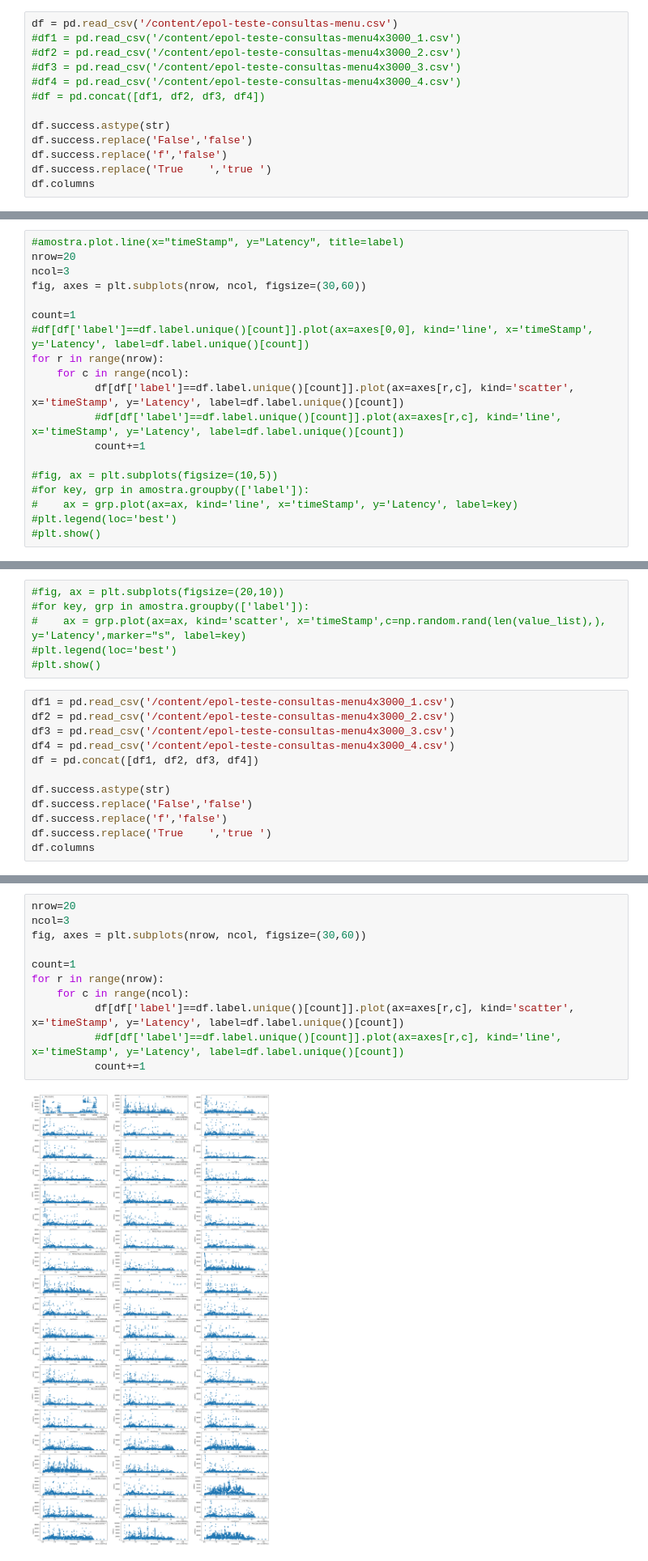
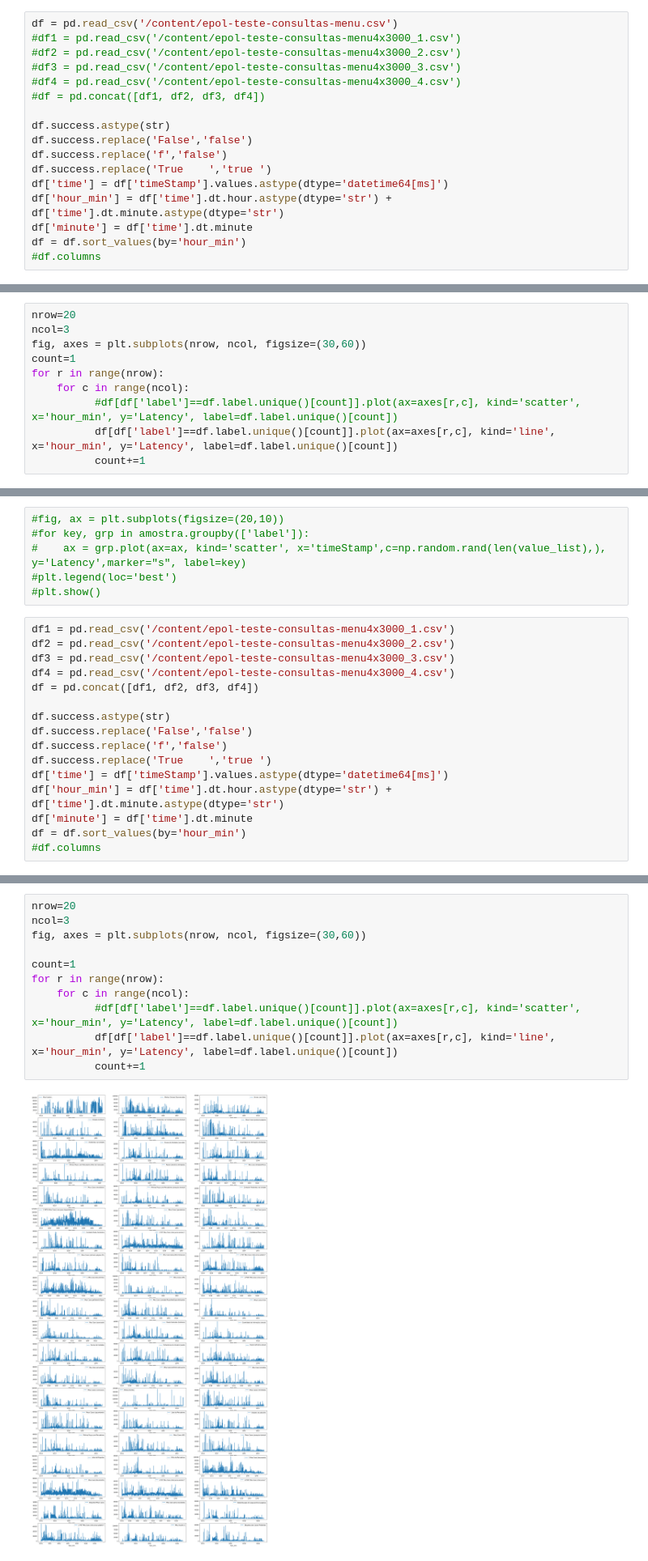
Before and after one commit to girotodenis/python, a Jupyter notebook: RelatorioTesteCarga.ipynb, the cells around one changed output, grey strips where cells are left out. Shown at 81% size. Cells and saved outputs as stored; diff of their text form.

```diff
--- a/RelatorioTesteCarga.ipynb
+++ b/RelatorioTesteCarga.ipynb
@@ -25,4 +25,8 @@ df.success.astype(str)
 df.success.replace('False','false')
 df.success.replace('f','false')
 df.success.replace('True	','true	')
-df.columns
+df['time'] = df['timeStamp'].values.astype(dtype='datetime64[ms]')
+df['hour_min'] = df['time'].dt.hour.astype(dtype='str') + df['time'].dt.minute.astype(dtype='str')
+df['minute'] = df['time'].dt.minute
+df = df.sort_values(by='hour_min')
+#df.columns
@@ -59,22 +57,13 @@ plt.show()
 # %% [output]
 [figure]
 # %%
-#amostra.plot.line(x="timeStamp", y="Latency", title=label)
 nrow=20
 ncol=3
 fig, axes = plt.subplots(nrow, ncol, figsize=(30,60))
-
 count=1
-#df[df['label']==df.label.unique()[count]].plot(ax=axes[0,0], kind='line', x='timeStamp', y='Latency', label=df.label.unique()[count])
 for r in range(nrow):
     for c in range(ncol):
-          df[df['label']==df.label.unique()[count]].plot(ax=axes[r,c], kind='scatter', x='timeStamp', y='Latency', label=df.label.unique()[count])
-          #df[df['label']==df.label.unique()[count]].plot(ax=axes[r,c], kind='line', x='timeStamp', y='Latency', label=df.label.unique()[count])
+          #df[df['label']==df.label.unique()[count]].plot(ax=axes[r,c], kind='scatter', x='hour_min', y='Latency', label=df.label.unique()[count])
+          df[df['label']==df.label.unique()[count]].plot(ax=axes[r,c], kind='line', x='hour_min', y='Latency', label=df.label.unique()[count])
           count+=1
-
-#fig, ax = plt.subplots(figsize=(10,5))
-#for key, grp in amostra.groupby(['label']):
-#    ax = grp.plot(ax=ax, kind='line', x='timeStamp', y='Latency', label=key)
-#plt.legend(loc='best')
-#plt.show()
 # %% [output]
@@ -96,7 +85,11 @@ df.success.astype(str)
 df.success.replace('False','false')
 df.success.replace('f','false')
 df.success.replace('True	','true	')
-df.columns
+df['time'] = df['timeStamp'].values.astype(dtype='datetime64[ms]')
+df['hour_min'] = df['time'].dt.hour.astype(dtype='str') + df['time'].dt.minute.astype(dtype='str')
+df['minute'] = df['time'].dt.minute
+df = df.sort_values(by='hour_min')
+#df.columns
 # %% [output]
 Index(['timeStamp', 'elapsed', 'label', 'responseCode', 'responseMessage',
        'threadName', 'dataType', 'success', 'failureMessage', 'bytes',
@@ -125,13 +126,13 @@ plt.show()
 # %%
 nrow=20
 ncol=3
 fig, axes = plt.subplots(nrow, ncol, figsize=(30,60))
 
 count=1
 for r in range(nrow):
     for c in range(ncol):
-          df[df['label']==df.label.unique()[count]].plot(ax=axes[r,c], kind='scatter', x='timeStamp', y='Latency', label=df.label.unique()[count])
-          #df[df['label']==df.label.unique()[count]].plot(ax=axes[r,c], kind='line', x='timeStamp', y='Latency', label=df.label.unique()[count])
+          #df[df['label']==df.label.unique()[count]].plot(ax=axes[r,c], kind='scatter', x='hour_min', y='Latency', label=df.label.unique()[count])
+          df[df['label']==df.label.unique()[count]].plot(ax=axes[r,c], kind='line', x='hour_min', y='Latency', label=df.label.unique()[count])
           count+=1
 # %% [output]
-[figure, old version]
+[figure, new version]
```
Also changed, not shown: parts of 10 cells of this notebook.
